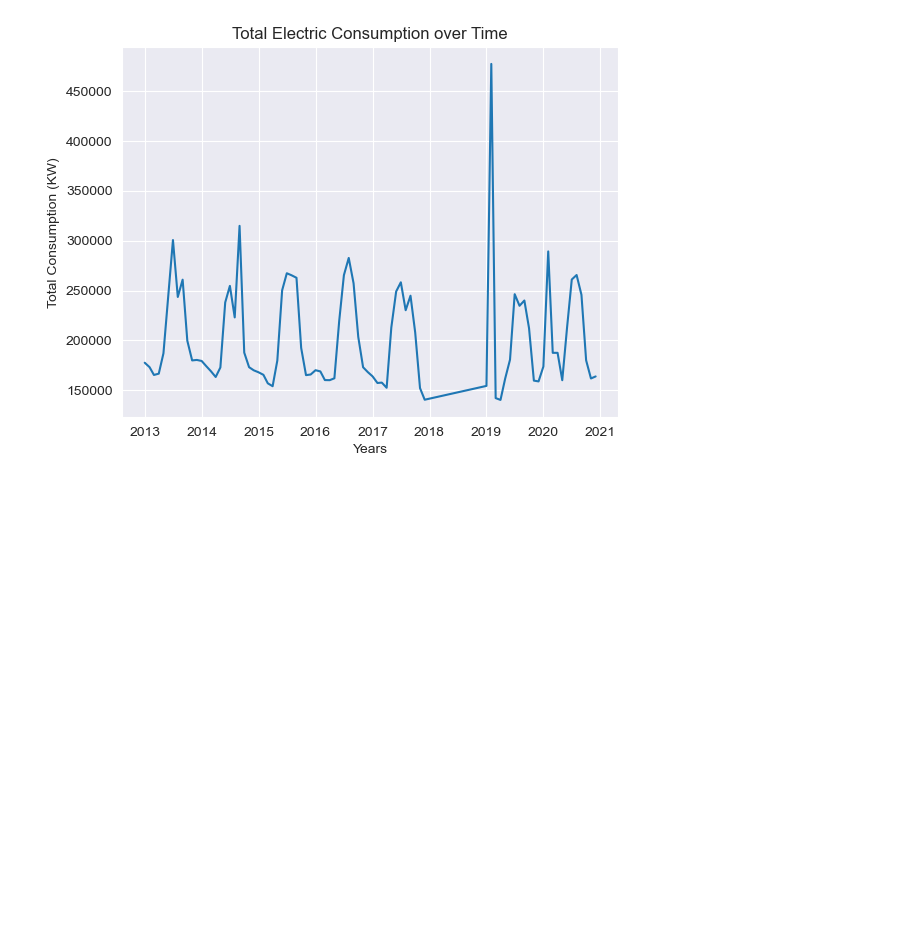
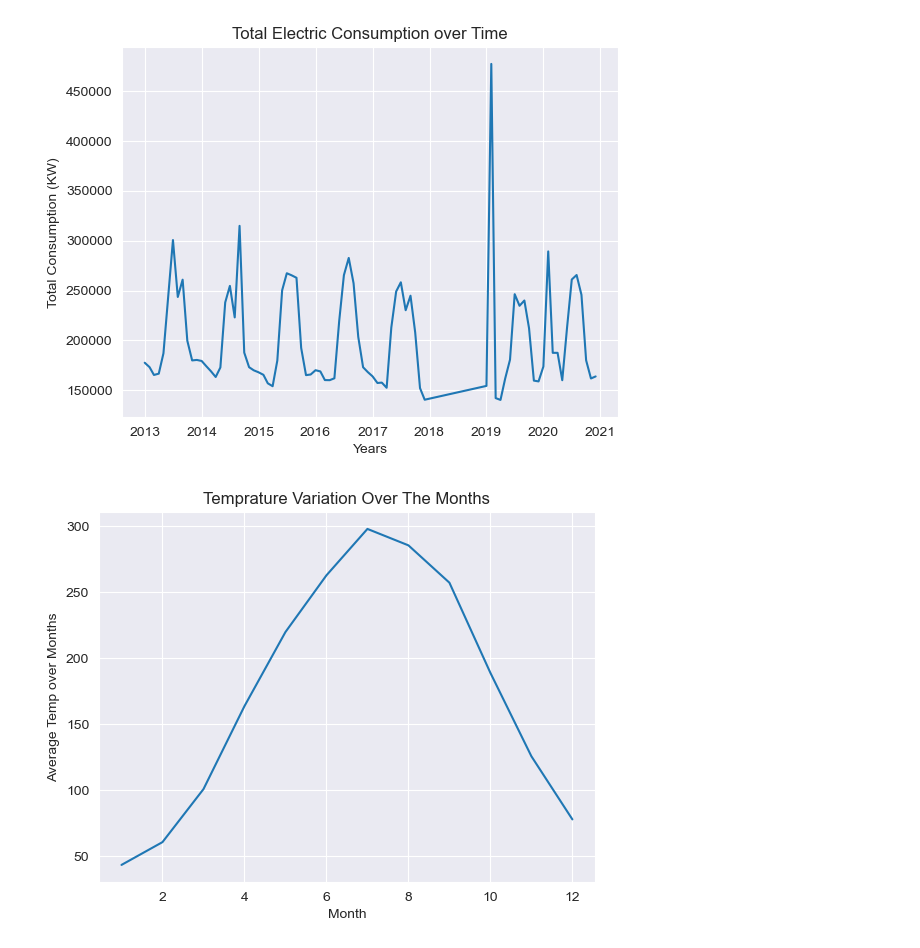
Before and after one commit to asim-21172218/DAP_Project, a Jupyter notebook: DAP Visualization.ipynb, the cells around one changed output. Cells and saved outputs as stored; diff of their text form; code cells hidden in the pictures; blank space fills up the shorter version.

Commit message:
Update DAP Visualization.ipynb
Created Visualizations for individual sets of data.

```diff
--- a/DAP Visualization.ipynb
+++ b/DAP Visualization.ipynb
@@ -59,3 +59,25 @@ plt.savefig('consumption_electric_over_time.pdf')
 conn.close()
 # %% [output]
 [figure]
+# %%
+engine = create_engine('postgresql://dap:dap@localhost/seasonal_consumption')
+
+with engine.begin() as conn:
+    data_temp = pd.read_sql_query('select  month , Avg(average_max_temp) as average_max_temp_month from (SELECT year, month,Avg(temp_max) AS average_max_temp FROM newyork_weather GROUP BY temp_max,year, month) as Average_temp_per_month group by month', con=conn)
+
+# Plotting the results
+sns.set_style("darkgrid")
+sns.lineplot(x='month', y='average_max_temp_month', data=data_e)
+
+# Set the plot title and axis labels
+plt.title('Temprature Variation Over The Months')
+plt.xlabel('Month')
+plt.ylabel('Average Temp over Months')
+
+# Save the plot as a PDF
+plt.savefig('Temp_Variation_over_months.pdf')
+
+#Close the database connection
+conn.close()
+# %% [output]
+[figure, added]
```
